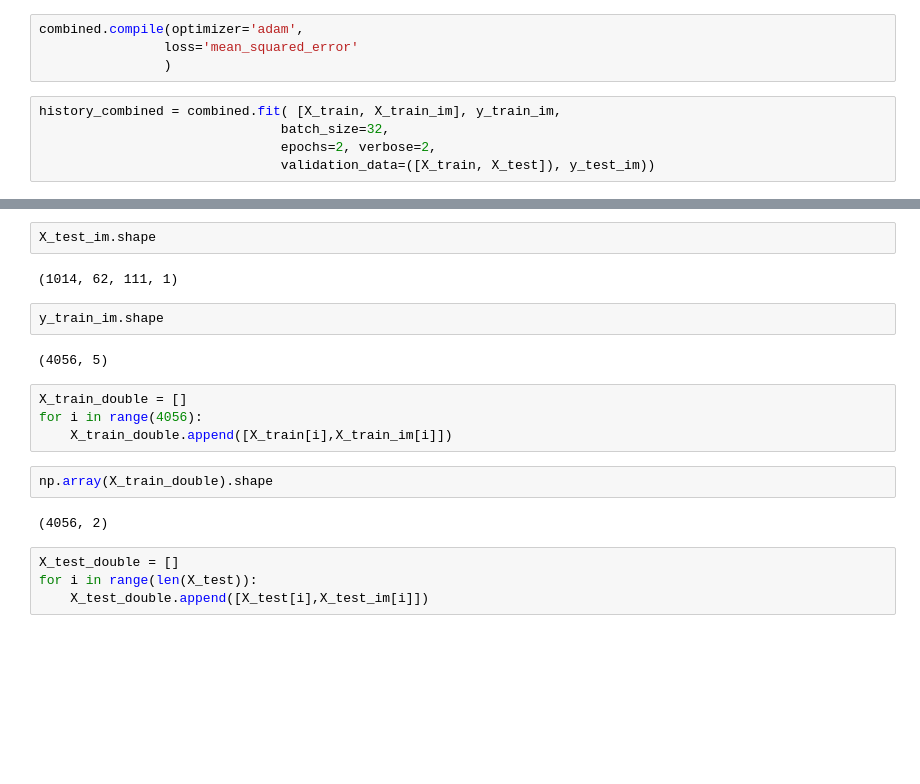
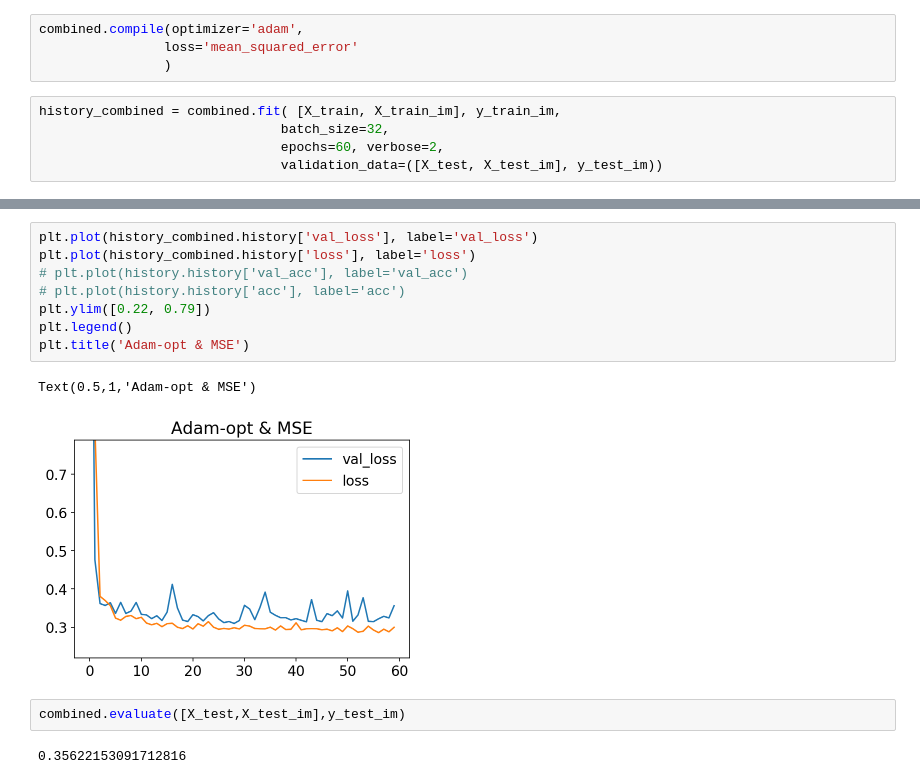
Before and after one commit to akarazeev/REDE, a Jupyter notebook: main_keras_realization.ipynb, the cells around one changed output, grey strips where cells are left out. Drawn from its saved outputs; the diff is of its cells as text; blank space fills up the shorter version.

```diff
--- a/main_keras_realization.ipynb
+++ b/main_keras_realization.ipynb
@@ -326,6 +369,6 @@ combined.compile(optimizer='adam',
 # %%
 history_combined = combined.fit( [X_train, X_train_im], y_train_im,
                                batch_size=32,
-                               epochs=2, verbose=2,
-                               validation_data=([X_train, X_test]), y_test_im))
+                               epochs=60, verbose=2,
+                               validation_data=([X_test, X_test_im], y_test_im))
 # %% [output]
@@ -347,20 +392,15 @@ X_train_im.shape
-# %%
-X_test_im.shape
-# %% [output]
-(1014, 62, 111, 1)
-# %%
-y_train_im.shape
-# %% [output]
-(4056, 5)
-# %%
-X_train_double = []
-for i in range(4056):
-    X_train_double.append([X_train[i],X_train_im[i]])
-# %%
-np.array(X_train_double).shape
-# %% [output]
-(4056, 2)
-# %%
-X_test_double = []
-for i in range(len(X_test)):
-    X_test_double.append([X_test[i],X_test_im[i]])
+# %%
+plt.plot(history_combined.history['val_loss'], label='val_loss')
+plt.plot(history_combined.history['loss'], label='loss')
+# plt.plot(history.history['val_acc'], label='val_acc')
+# plt.plot(history.history['acc'], label='acc')
+plt.ylim([0.22, 0.79])
+plt.legend()
+plt.title('Adam-opt & MSE')
+# %% [output]
+Text(0.5,1,'Adam-opt & MSE')
+[figure, added]
+# %%
+combined.evaluate([X_test,X_test_im],y_test_im)
+# %% [output]
+0.35622153091712816
```
Also changed, not shown: parts of 15 cells of this notebook, 5 other files.
